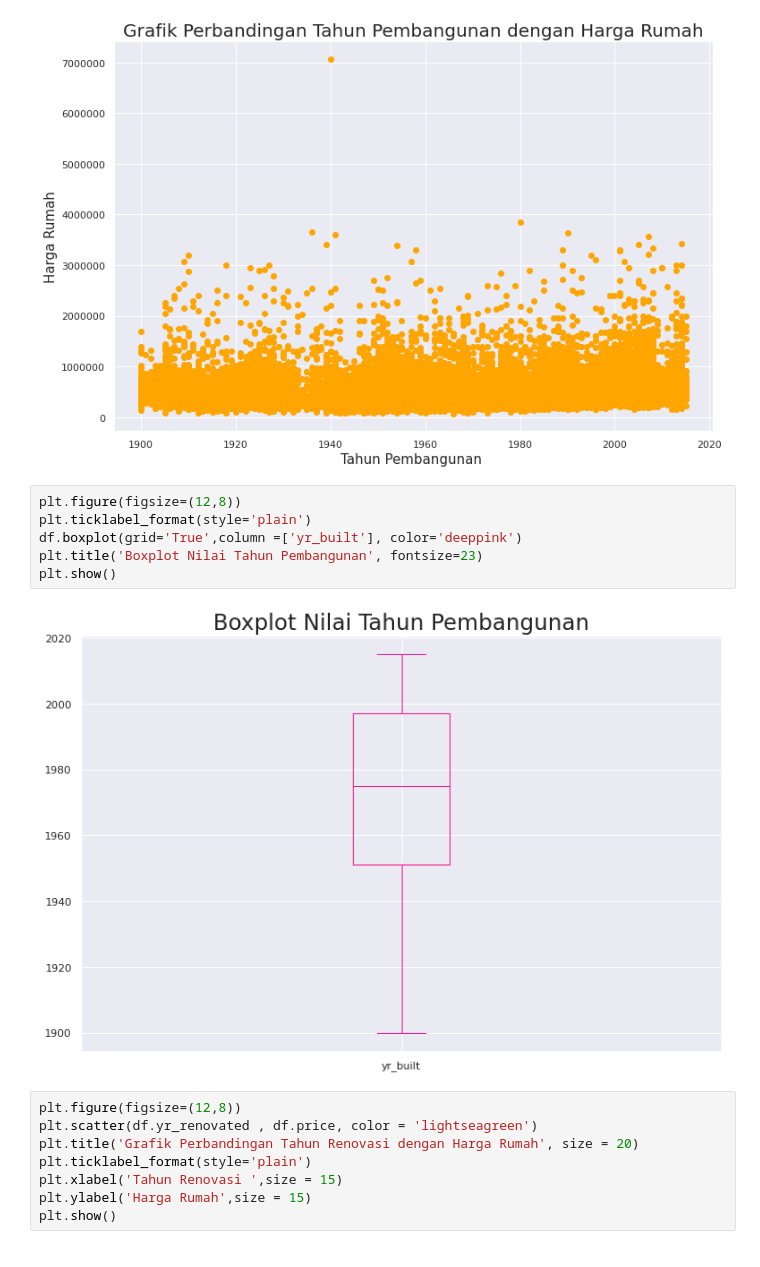
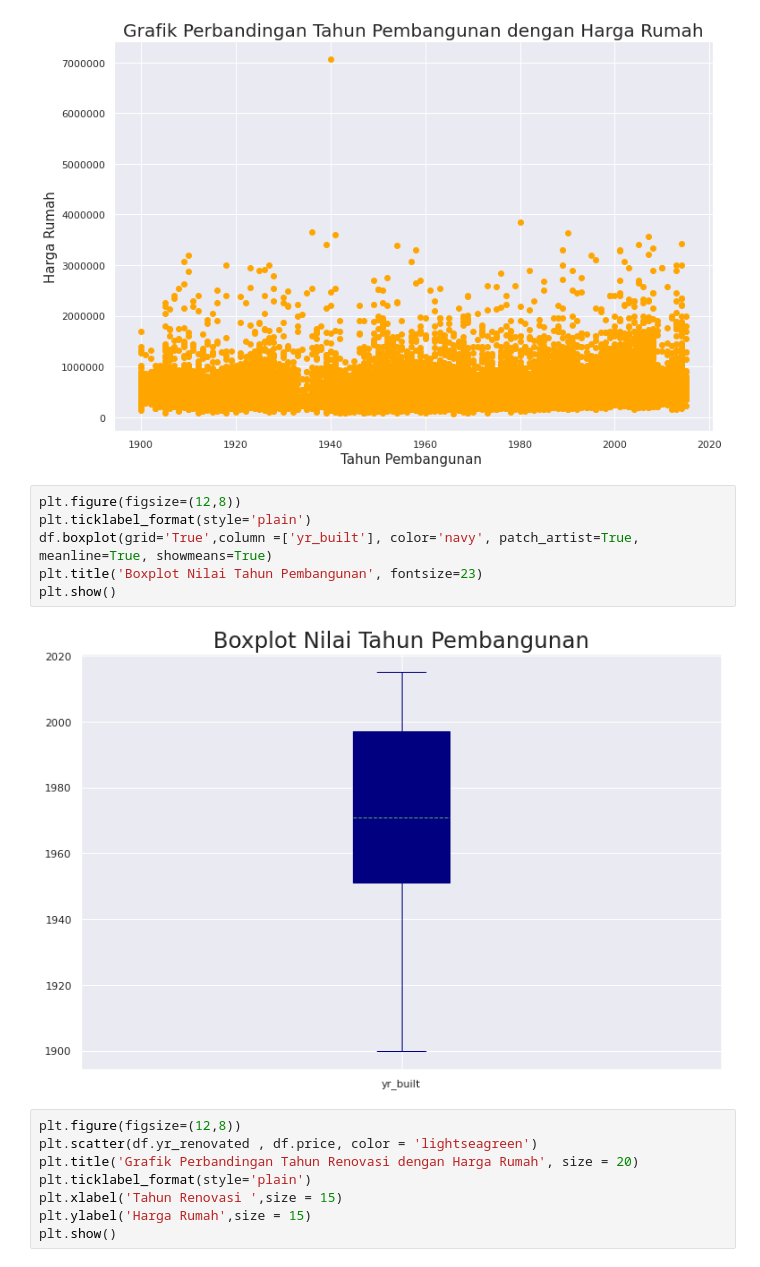
Before and after one commit to wurifah/Bisaai, a Jupyter notebook: regresi.ipynb, the cells around one changed output. Saved outputs shown, nothing was run; the diff lists cells and outputs as text.

```diff
--- a/regresi.ipynb
+++ b/regresi.ipynb
@@ -441,11 +423,11 @@ plt.show()
 # %%
 plt.figure(figsize=(12,8))
 plt.ticklabel_format(style='plain')
-df.boxplot(grid='True',column =['yr_built'], color='deeppink')
+df.boxplot(grid='True',column =['yr_built'], color='navy', patch_artist=True, meanline=True, showmeans=True)
 plt.title('Boxplot Nilai Tahun Pembangunan', fontsize=23)
 plt.show()
 # %% [output]
-[figure, old version]
+[figure, new version]
 # %%
 plt.figure(figsize=(12,8))
 plt.scatter(df.yr_renovated , df.price, color = 'lightseagreen')
```
Also changed, not shown: parts of 39 cells of this notebook.
